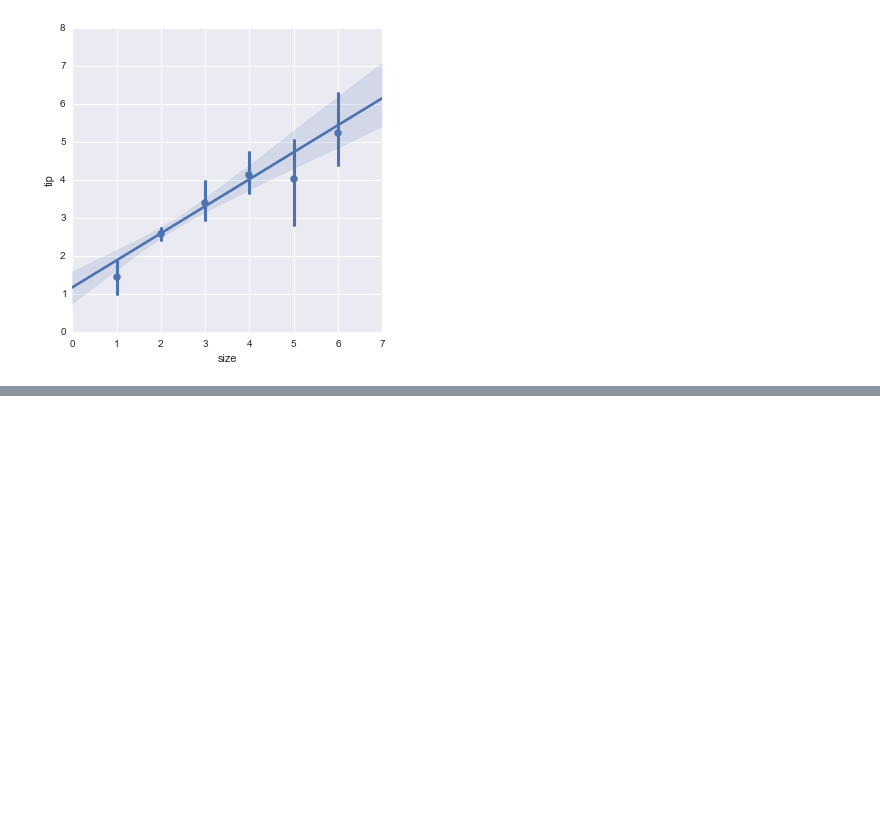
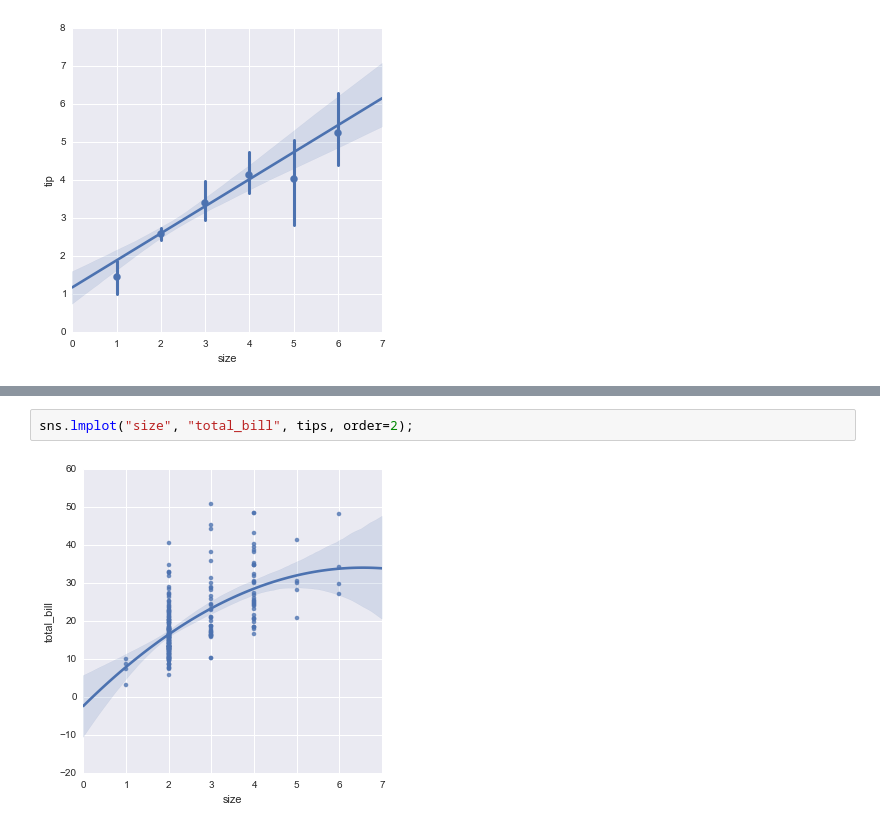
Before and after one commit to tarmstro/mvbop, a Jupyter notebook: seaborn_tutorial.ipynb, the cells around one changed output, grey strips where cells are left out. Cells and saved outputs as stored; diff of their text form; blank space fills up the shorter version.

```diff
--- a/seaborn_tutorial.ipynb
+++ b/seaborn_tutorial.ipynb
@@ -310,0 +315,4 @@ sns.lmplot("size", "tip", tips, x_estimator=np.mean);
+# %%
+sns.lmplot("size", "total_bill", tips, order=2);
+# %% [output]
+[figure, added]
```
Also changed, not shown: parts of 3 cells of this notebook.
